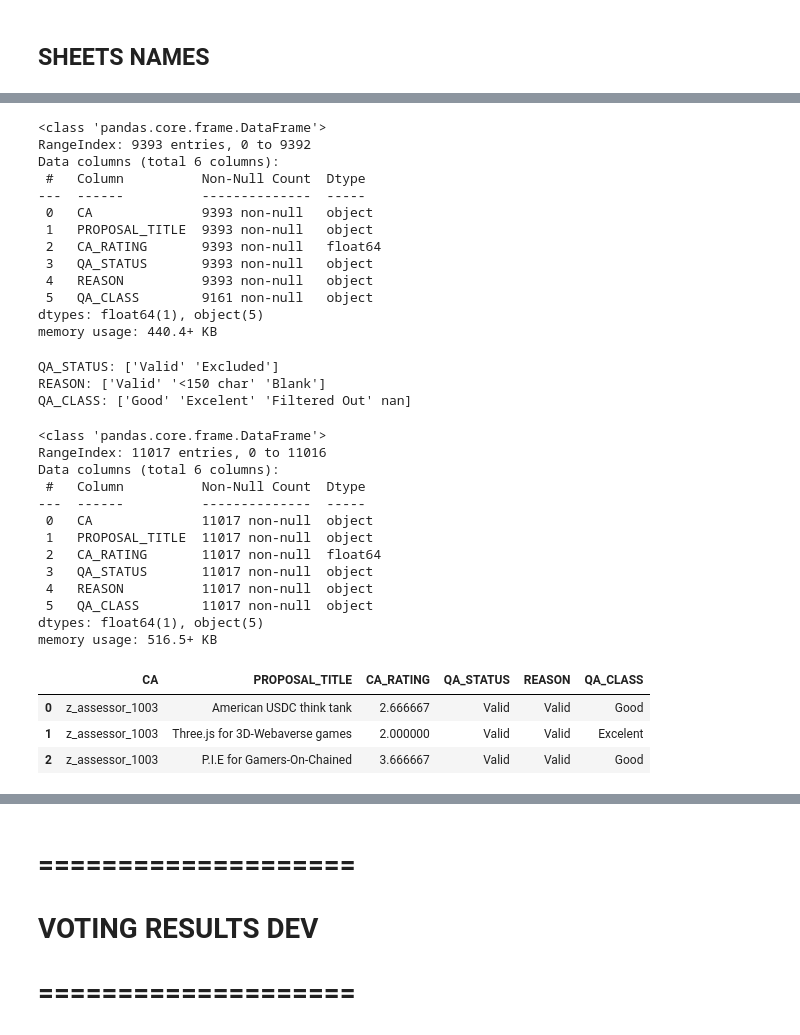
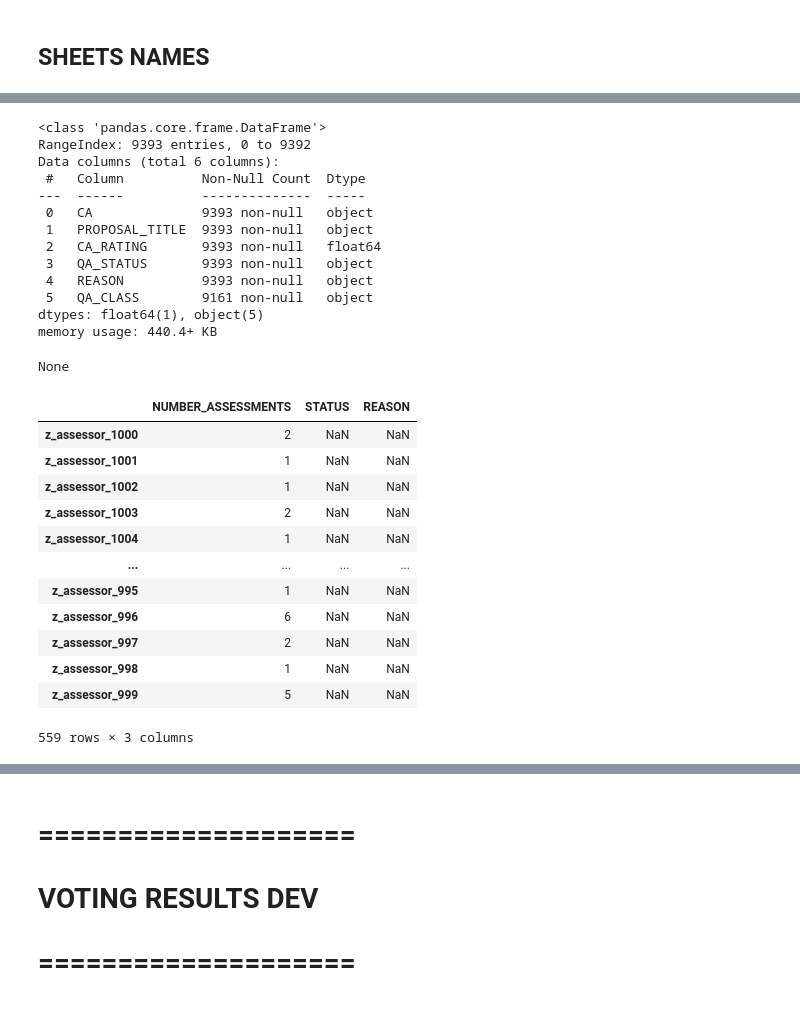
Before and after one commit to jbmattos/CatalystReport, a Jupyter notebook: data_setup.ipynb, the cells around one changed output, grey strips where cells are left out. Saved outputs shown, nothing was run; the diff lists cells and outputs as text; code cells hidden in the pictures.

```diff
--- a/data_setup.ipynb
+++ b/data_setup.ipynb
@@ -197,51 +230,33 @@ memory usage: 242.6+ KB
 # %%
 f = 'f7'
 df = CatalystAssessments(f)
-df.assessments.info()
+display(df.assessments.info())
+display(df.community_advisors)
 # %% [output]
 <class 'pandas.core.frame.DataFrame'>
 RangeIndex: 9393 entries, 0 to 9392
 Data columns (total 6 columns):
  #   Column          Non-Null Count  Dtype
 ---  ------          --------------  -----
  0   CA              9393 non-null   object
  1   PROPOSAL_TITLE  9393 non-null   object
  2   CA_RATING       9393 non-null   float64
  3   QA_STATUS       9393 non-null   object
  4   REASON          9393 non-null   object
  5   QA_CLASS        9161 non-null   object
 dtypes: float64(1), object(5)
 memory usage: 440.4+ KB
+None
+|  | NUMBER_ASSESSMENTS | STATUS | REASON |
+| z_assessor_1000 | 2 | NaN | NaN |
+| z_assessor_1001 | 1 | NaN | NaN |
+| z_assessor_1002 | 1 | NaN | NaN |
+| z_assessor_1003 | 2 | NaN | NaN |
+| z_assessor_1004 | 1 | NaN | NaN |
+| ... | ... | ... | ... |
+| z_assessor_995 | 1 | NaN | NaN |
+| z_assessor_996 | 6 | NaN | NaN |
+| z_assessor_997 | 2 | NaN | NaN |
+| z_assessor_998 | 1 | NaN | NaN |
+| z_assessor_999 | 5 | NaN | NaN |
+559 rows × 3 columns
-# %%
-print('QA_STATUS: {}'.format(df.assessments.QA_STATUS.unique()))
-print('REASON: {}'.format(df.assessments.REASON.unique()))
-print('QA_CLASS: {}'.format(df.assessments.QA_CLASS.unique()))
-# %% [output]
-QA_STATUS: ['Valid' 'Excluded']
-REASON: ['Valid' '<150 char' 'Blank']
-QA_CLASS: ['Good' 'Excelent' 'Filtered Out' nan]
-# %%
-f = 'f8'
-df = CatalystAssessments(f)
-df.assessments.info()
-# %% [output]
-<class 'pandas.core.frame.DataFrame'>
-RangeIndex: 11017 entries, 0 to 11016
-Data columns (total 6 columns):
- #   Column          Non-Null Count  Dtype
----  ------          --------------  -----
- 0   CA              11017 non-null  object
- 1   PROPOSAL_TITLE  11017 non-null  object
- 2   CA_RATING       11017 non-null  float64
- 3   QA_STATUS       11017 non-null  object
- 4   REASON          11017 non-null  object
- 5   QA_CLASS        11017 non-null  object
-dtypes: float64(1), object(5)
-memory usage: 516.5+ KB
-# %%
-df.assessments.head(3)
-# %% [output]
-|  | CA | PROPOSAL_TITLE | CA_RATING | QA_STATUS | REASON | QA_CLASS |
-| 0 | z_assessor_1003 | American USDC think tank | 2.666667 | Valid | Valid | Good |
-| 1 | z_assessor_1003 | Three.js for 3D-Webaverse games | 2.000000 | Valid | Valid | Excelent |
-| 2 | z_assessor_1003 | P.I.E for Gamers-On-Chained | 3.666667 | Valid | Valid | Good |
```
Also changed, not shown: parts of 36 cells of this notebook, 3 other files.
